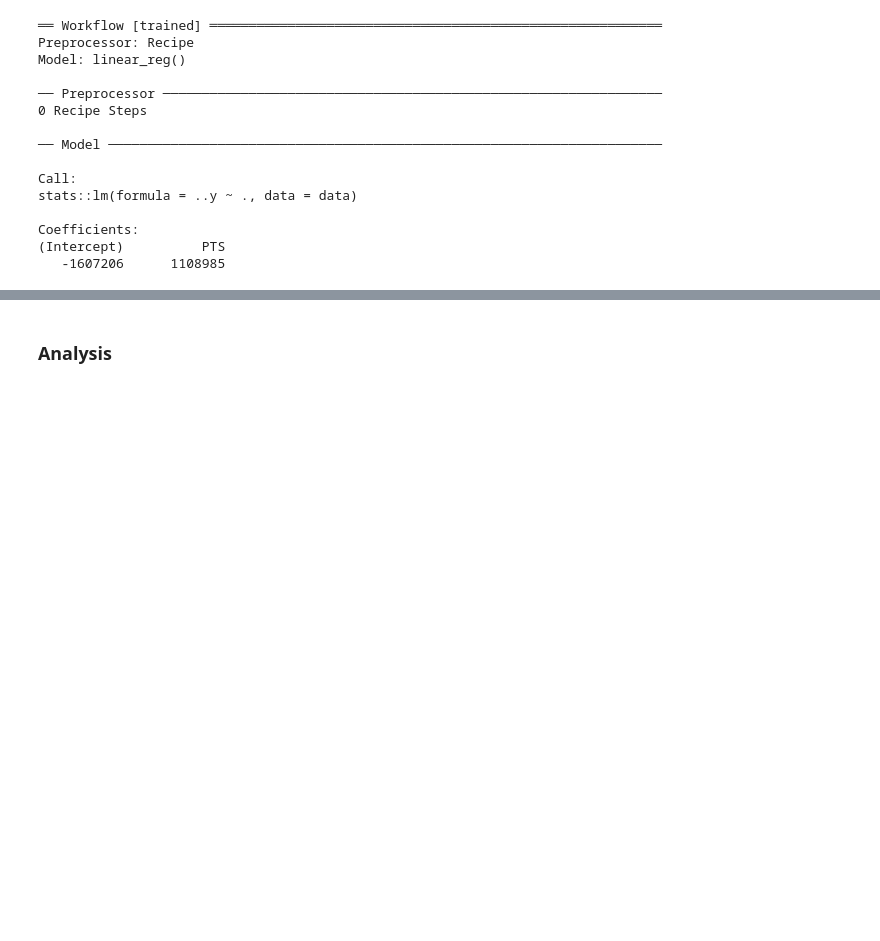
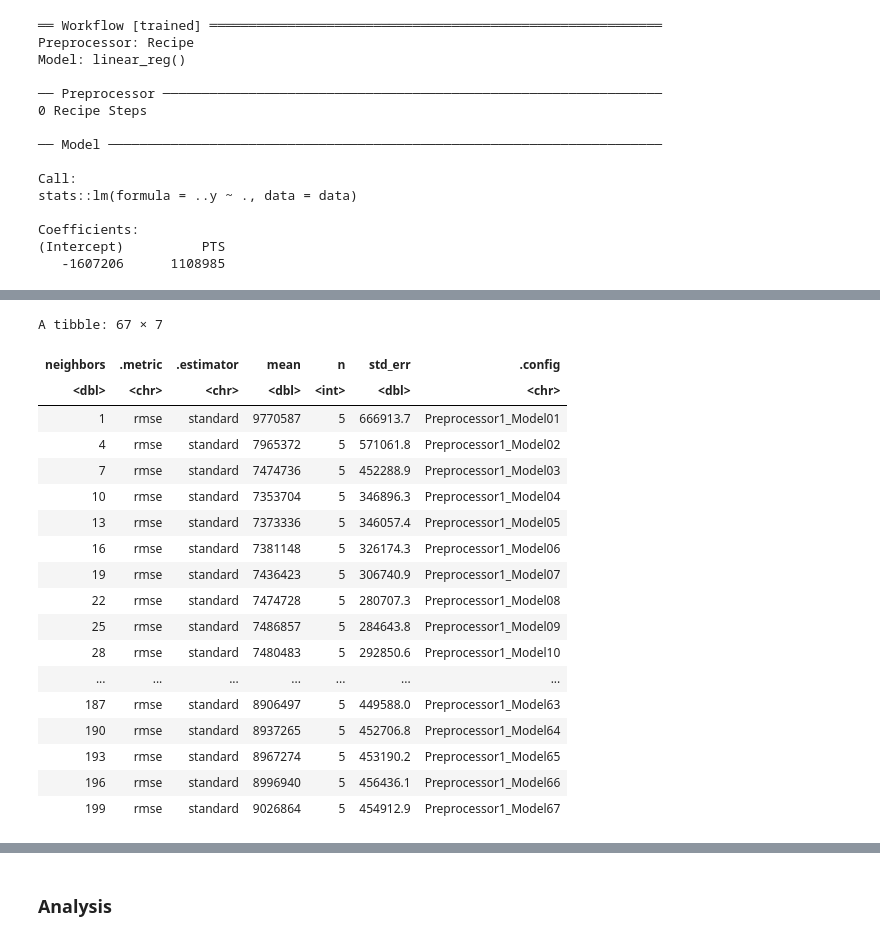
Before and after one commit to jhcrowley/DCSI-100-Group-33, a Jupyter notebook: DSCI_Final_Project_V1.ipynb, the cells around one changed output, grey strips where cells are left out. Drawn from its saved outputs; the diff is of its cells as text; code cells hidden in the pictures; blank space fills up the shorter version.

```diff
--- a/DSCI_Final_Project_V1.ipynb
+++ b/DSCI_Final_Project_V1.ipynb
@@ -448,0 +528,23 @@ Coefficients:
+# %%
+set.seed(1234)
+NBA_salary_split <- initial_split(NBA_salary_data, prop = 0.75, strata = Salary)
+NBA_salary_train <- training(NBA_salary_split)
+NBA_salary_test <- testing(NBA_salary_split)
+# %%
+NBA_sal_recipe <- recipe(Salary ~ PTS, data = NBA_salary_train) |>
+step_scale(all_predictors()) |>
+step_center(all_predictors())
+
+NBA_sal_spec <- nearest_neighbor(weight_func = "rectangular",
+                                 neighbors = tune()) |>
+
+set_engine("kknn") |>
+set_mode("regression")
+
+NBA_sal_vfold <- vfold_cv(NBA_salary_train, v = 5, strata = Salary)
+
+NBA_sal_wkflw <- workflow() |>
+add_recipe(NBA_sal_recipe) |>
+add_model(NBA_sal_spec)
+
+NBA_sal_wkflw
@@ -448,0 +570,32 @@ Coefficients:
+# %%
+set.seed(1234)
+library(gridExtra)
+
+gridvals <- tibble(neighbors = seq(from = 1, to = 200, by = 3))
+
+NBA_sal_results <- NBA_sal_wkflw |>
+tune_grid(resamples = NBA_sal_vfold, grid = gridvals) |>
+collect_metrics() |>
+filter(.metric == "rmse")
+
+NBA_sal_results
+# %% [output]
+A tibble: 67 × 7
+| neighbors | .metric | .estimator | mean | n | std_err | .config |
+| <dbl> | <chr> | <chr> | <dbl> | <int> | <dbl> | <chr> |
+| 1 | rmse | standard | 9770587 | 5 | 666913.7 | Preprocessor1_Model01 |
+| 4 | rmse | standard | 7965372 | 5 | 571061.8 | Preprocessor1_Model02 |
+| 7 | rmse | standard | 7474736 | 5 | 452288.9 | Preprocessor1_Model03 |
+| 10 | rmse | standard | 7353704 | 5 | 346896.3 | Preprocessor1_Model04 |
+| 13 | rmse | standard | 7373336 | 5 | 346057.4 | Preprocessor1_Model05 |
+| 16 | rmse | standard | 7381148 | 5 | 326174.3 | Preprocessor1_Model06 |
+| 19 | rmse | standard | 7436423 | 5 | 306740.9 | Preprocessor1_Model07 |
+| 22 | rmse | standard | 7474728 | 5 | 280707.3 | Preprocessor1_Model08 |
+| 25 | rmse | standard | 7486857 | 5 | 284643.8 | Preprocessor1_Model09 |
+| 28 | rmse | standard | 7480483 | 5 | 292850.6 | Preprocessor1_Model10 |
+| ... | ... | ... | ... | ... | ... | ... |
+| 187 | rmse | standard | 8906497 | 5 | 449588.0 | Preprocessor1_Model63 |
+| 190 | rmse | standard | 8937265 | 5 | 452706.8 | Preprocessor1_Model64 |
+| 193 | rmse | standard | 8967274 | 5 | 453190.2 | Preprocessor1_Model65 |
+| 196 | rmse | standard | 8996940 | 5 | 456436.1 | Preprocessor1_Model66 |
+| 199 | rmse | standard | 9026864 | 5 | 454912.9 | Preprocessor1_Model67 |
```
Also changed, not shown: parts of 47 cells of this notebook.
